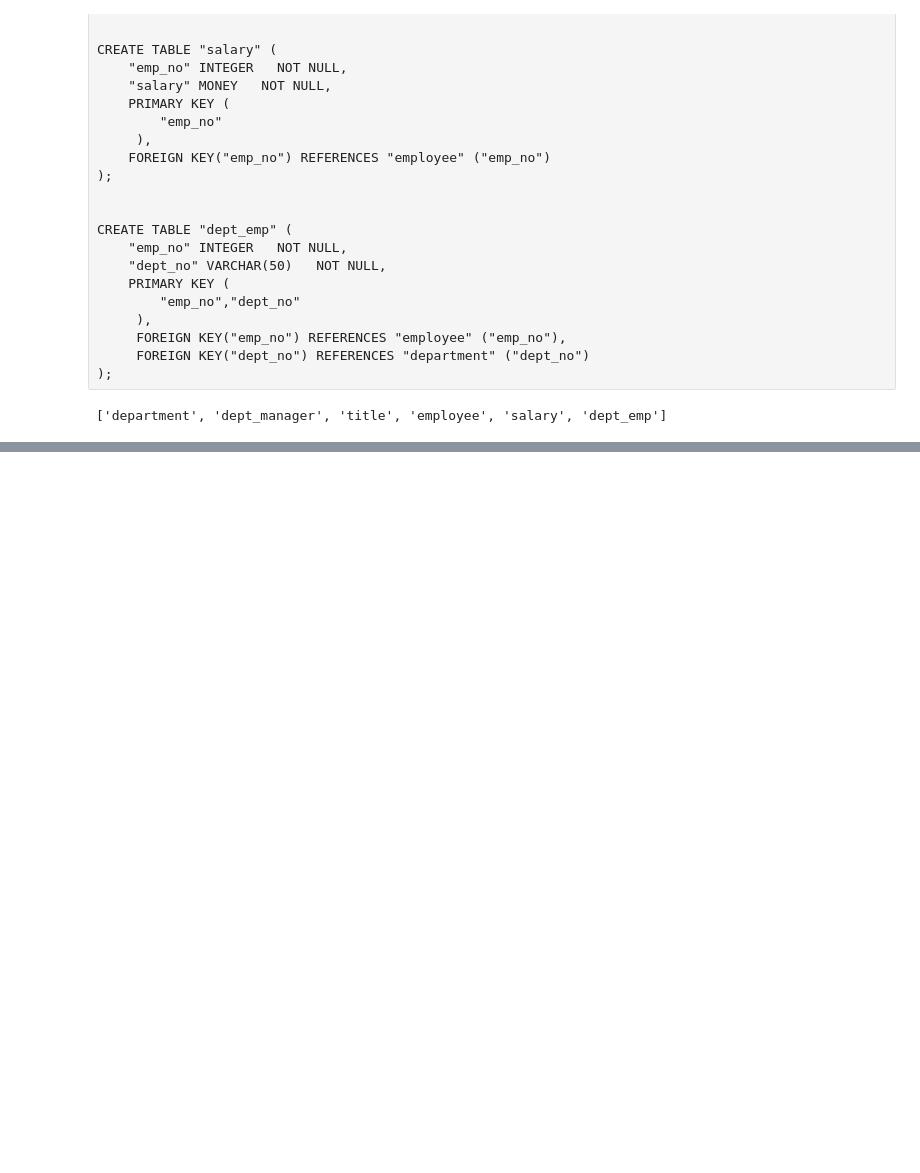
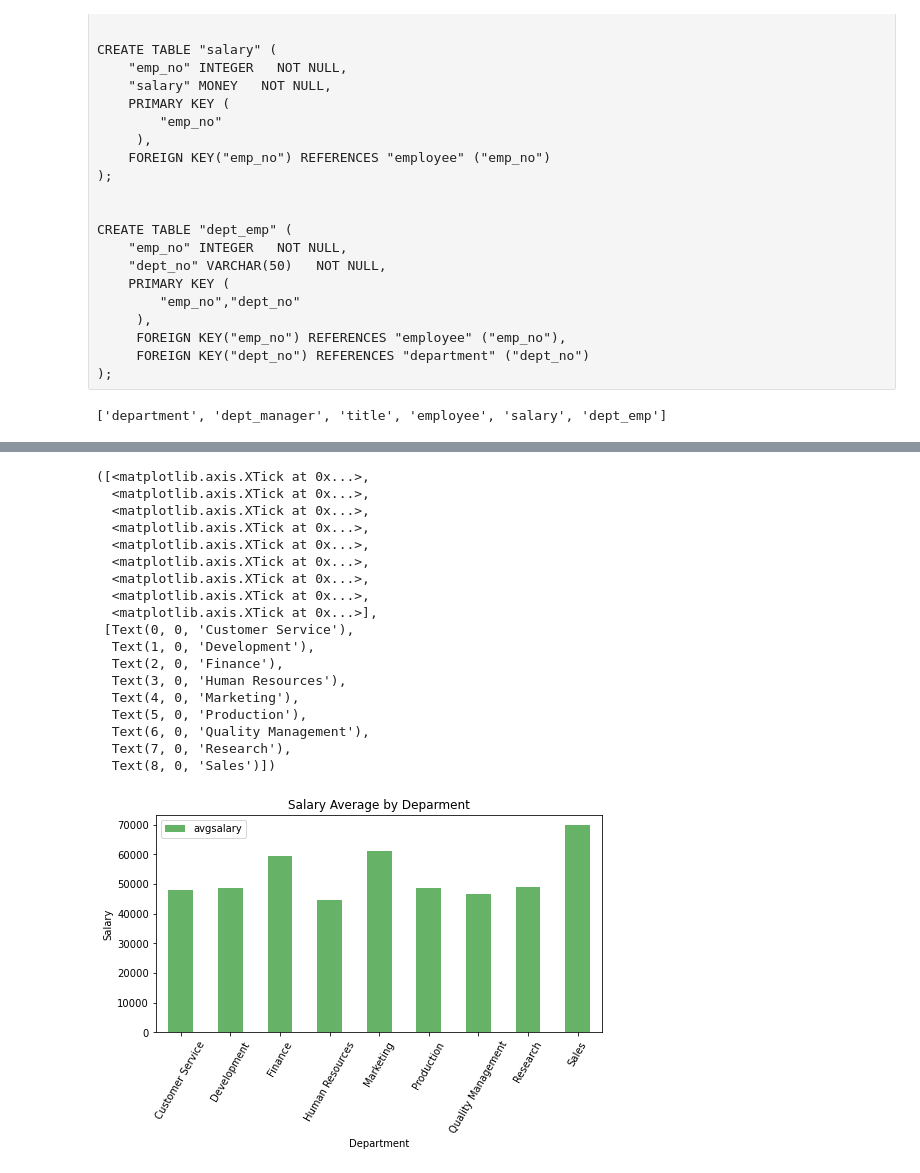
Before and after one commit to dianaagustinaf/sql-challenge, a Jupyter notebook: EmployeeSQL/data-modeling-and-analysis.ipynb, the cells around one changed output, grey strips where cells are left out. Cells and saved outputs as stored; diff of their text form; code cells hidden in the pictures; blank space fills up the shorter version.

```diff
--- a/EmployeeSQL/Employees Data.ipynb
+++ b/EmployeeSQL/data-modeling-and-analysis.ipynb
@@ -399,0 +407,11 @@ pd.read_sql_query('select * from department', con=engine).head()
+# %%
+salary_avg = pd.read_sql_query(
+    '''select avg(cast(sa.salary as numeric(10,2))) as avgSalary, department.dept_name as dn
+        from salary as sa
+        join employee ON employee.emp_no = sa.emp_no
+        join dept_emp ON dept_emp.emp_no = employee.emp_no
+		join department ON department.dept_no = dept_emp.dept_no
+        group by dn''',
+    con=engine
+)
+salary_avgvalues
@@ -399,0 +429,34 @@ pd.read_sql_query('select * from department', con=engine).head()
+# %%
+loc=[i for i in salary_avg.index]
+dep=salary_avg["dn"].values.tolist()
+# %%
+salary_avg.plot( kind="bar",
+                       figsize=(8,4),
+                       rot=60,
+                       title="Salary Average by Deparment",
+                       ylabel="Salary",
+                       xlabel="Department",
+                       color="green",
+                       alpha=0.6
+               )
+plt.xticks(loc,dep)
+# %% [output]
+([<matplotlib.axis.XTick at 0x...>,
+  <matplotlib.axis.XTick at 0x...>,
+  <matplotlib.axis.XTick at 0x...>,
+  <matplotlib.axis.XTick at 0x...>,
+  <matplotlib.axis.XTick at 0x...>,
+  <matplotlib.axis.XTick at 0x...>,
+  <matplotlib.axis.XTick at 0x...>,
+  <matplotlib.axis.XTick at 0x...>,
+  <matplotlib.axis.XTick at 0x...>],
+ [Text(0, 0, 'Customer Service'),
+  Text(1, 0, 'Development'),
+  Text(2, 0, 'Finance'),
+  Text(3, 0, 'Human Resources'),
+  Text(4, 0, 'Marketing'),
+  Text(5, 0, 'Production'),
+  Text(6, 0, 'Quality Management'),
+  Text(7, 0, 'Research'),
+  Text(8, 0, 'Sales')])
+[figure, added]
```
Also changed, not shown: parts of 30 cells of this notebook, 2 other files.
